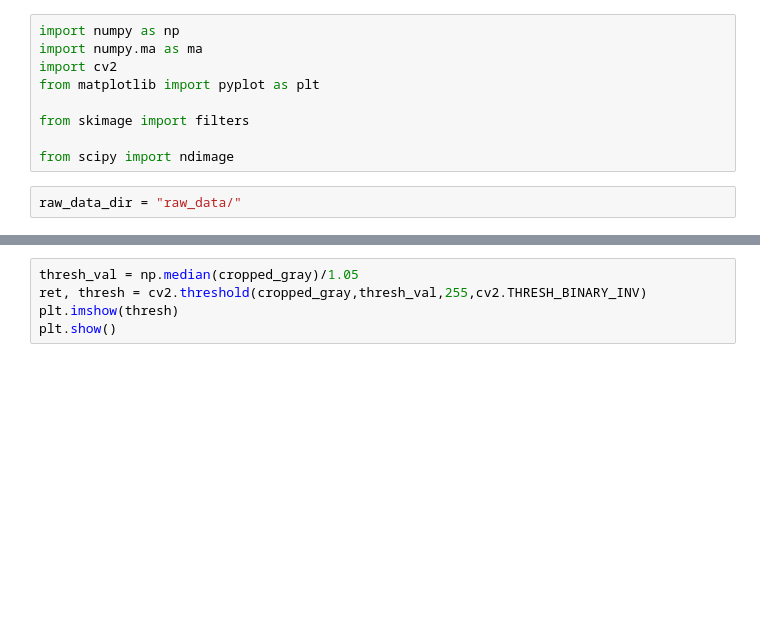
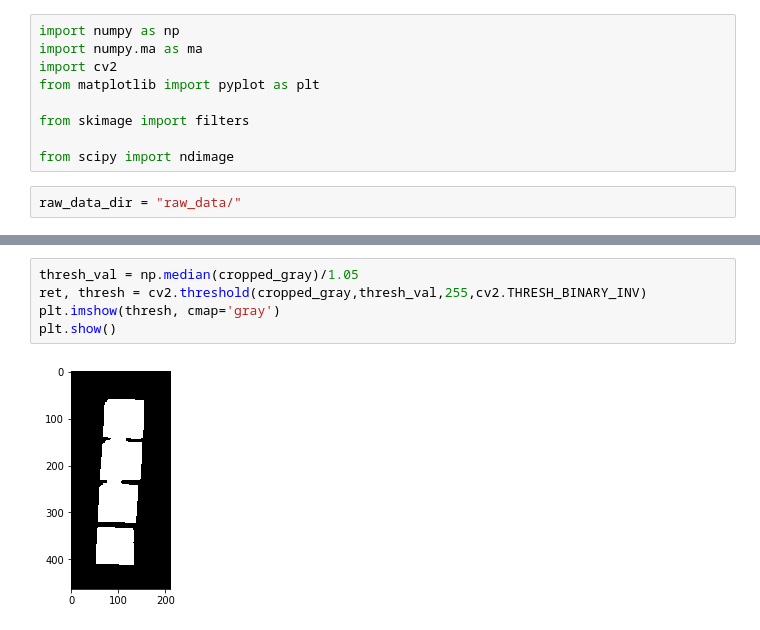
Before and after one commit to mattsit/ph-machine-learning, a Jupyter notebook: image_extraction_testing.ipynb, the cells around one changed output, grey strips where cells are left out. Drawn from its saved outputs; the diff is of its cells as text; blank space fills up the shorter version.

```diff
--- a/image_extraction_testing.ipynb
+++ b/image_extraction_testing.ipynb
@@ -57,8 +65,10 @@ plt.show()
 # %%
 thresh_val = np.median(cropped_gray)/1.05
 ret, thresh = cv2.threshold(cropped_gray,thresh_val,255,cv2.THRESH_BINARY_INV)
-plt.imshow(thresh)
+plt.imshow(thresh, cmap='gray')
 plt.show()
+# %% [output]
+[figure, added]
 # %%
 kernel = np.ones((3,3),np.uint8)
 plt.imshow(thresh)
```
Also changed, not shown: parts of 8 cells of this notebook, 6 other files.
